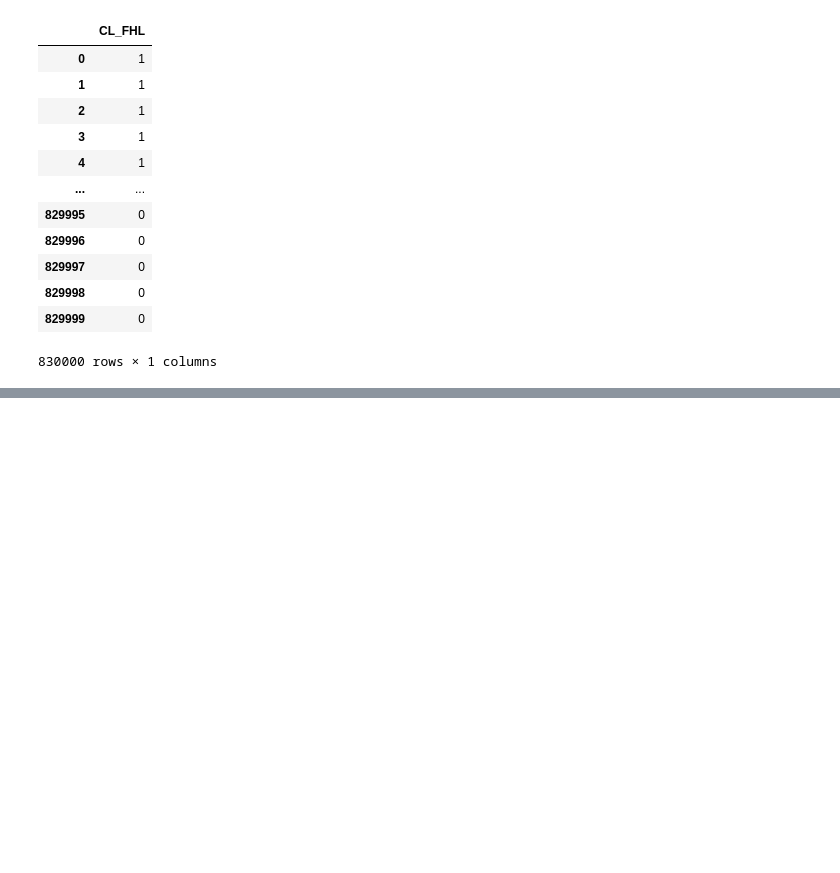
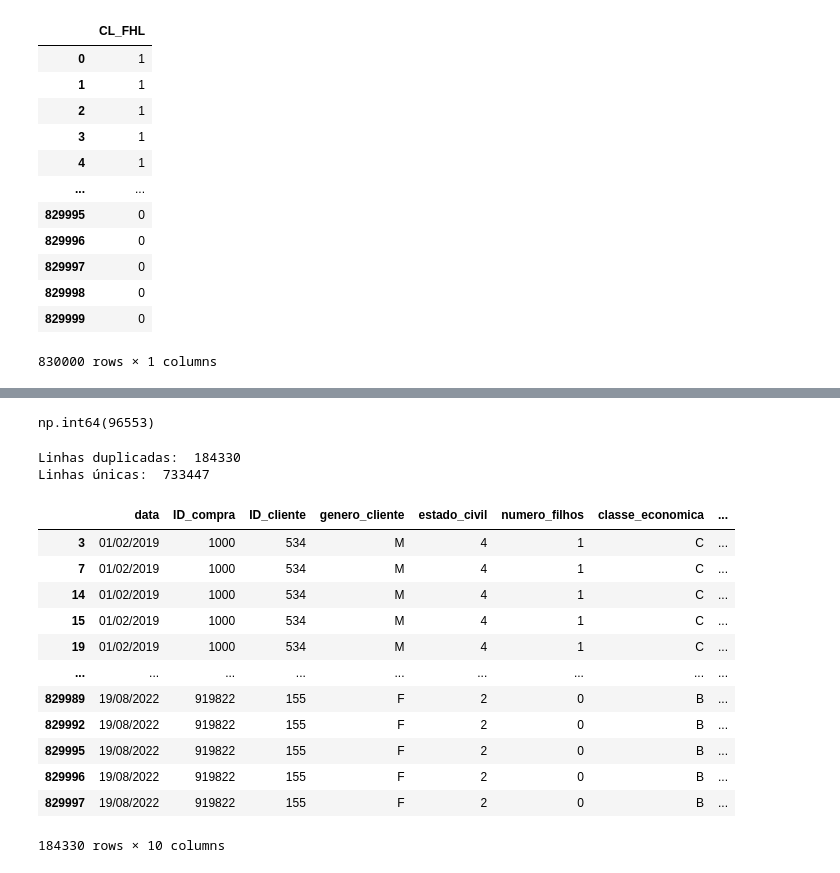
Before and after one commit to jlbfloripa/MiniProjeto_Juliana_Lhullier_Borghetti_Turma_v7.ipynb, a Jupyter notebook: Mini_Projeto_Juliana_Lhullier_Borghetti_v7.ipynb, the cells around one changed output, grey strips where cells are left out. Drawn from its saved outputs; the diff is of its cells as text; code cells hidden in the pictures; blank space fills up the shorter version.

```diff
--- a/Mini_Projeto_Juliana_Lhullier_Borghetti_v7.ipynb
+++ b/Mini_Projeto_Juliana_Lhullier_Borghetti_v7.ipynb
@@ -161,0 +312,36 @@ df_varejo[["CL_FHL"]]
+# %%
+# Na dúvida se eram registros duplicados ou compras com o mesmo ID achei melhor conferir por linha
+# keep=False conta a primeira ocorrência e as repetições, pode haver mais que 96.553
+
+df_varejo_limpo.duplicated().sum()
+# %% [output]
+np.int64(96553)
+# %%
+# Criei variáveis para armazenar os valores duplicados ou únicos
+# Separei as linhas duplicadas para análise
+
+mascara_duplicadas = df_varejo_limpo.duplicated(keep=False)
+
+linhas_duplicadas = df_varejo_limpo[mascara_duplicadas].copy()
+
+print("Linhas duplicadas: ", len(linhas_duplicadas))
+print("Linhas únicas: ", len(df_varejo_limpo.drop_duplicates()))
+# %% [output]
+Linhas duplicadas:  184330
+Linhas únicas:  733447
+# %%
+display(linhas_duplicadas)
+# %% [output]
+|  | data | ID_compra | ID_cliente | genero_cliente | estado_civil | numero_filhos | classe_economica | ... |
+| 3 | 01/02/2019 | 1000 | 534 | M | 4 | 1 | C | ... |
+| 7 | 01/02/2019 | 1000 | 534 | M | 4 | 1 | C | ... |
+| 14 | 01/02/2019 | 1000 | 534 | M | 4 | 1 | C | ... |
+| 15 | 01/02/2019 | 1000 | 534 | M | 4 | 1 | C | ... |
+| 19 | 01/02/2019 | 1000 | 534 | M | 4 | 1 | C | ... |
+| ... | ... | ... | ... | ... | ... | ... | ... | ... |
+| 829989 | 19/08/2022 | 919822 | 155 | F | 2 | 0 | B | ... |
+| 829992 | 19/08/2022 | 919822 | 155 | F | 2 | 0 | B | ... |
+| 829995 | 19/08/2022 | 919822 | 155 | F | 2 | 0 | B | ... |
+| 829996 | 19/08/2022 | 919822 | 155 | F | 2 | 0 | B | ... |
+| 829997 | 19/08/2022 | 919822 | 155 | F | 2 | 0 | B | ... |
+184330 rows × 10 columns
```
Also changed, not shown: parts of 21 cells of this notebook, 1 other file.
